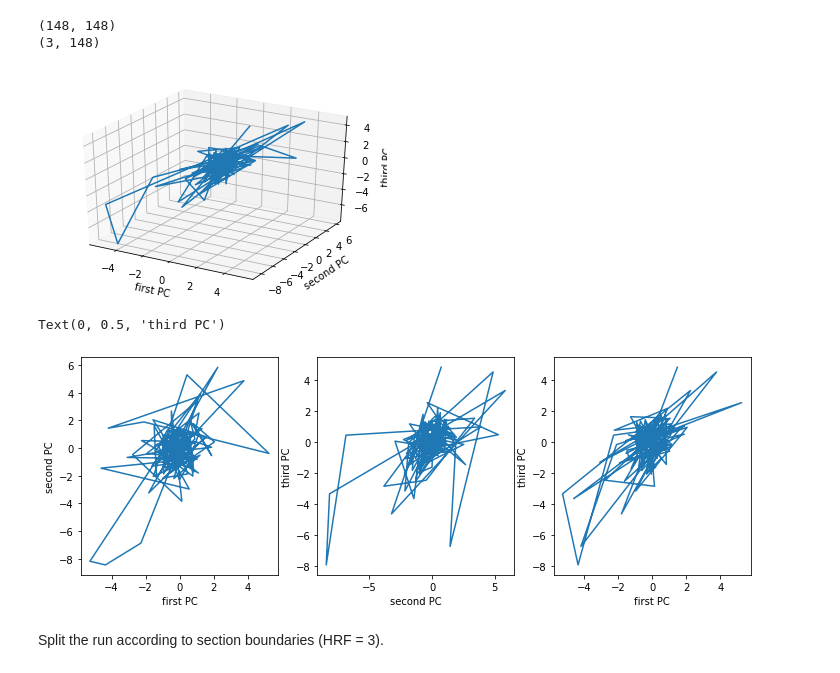
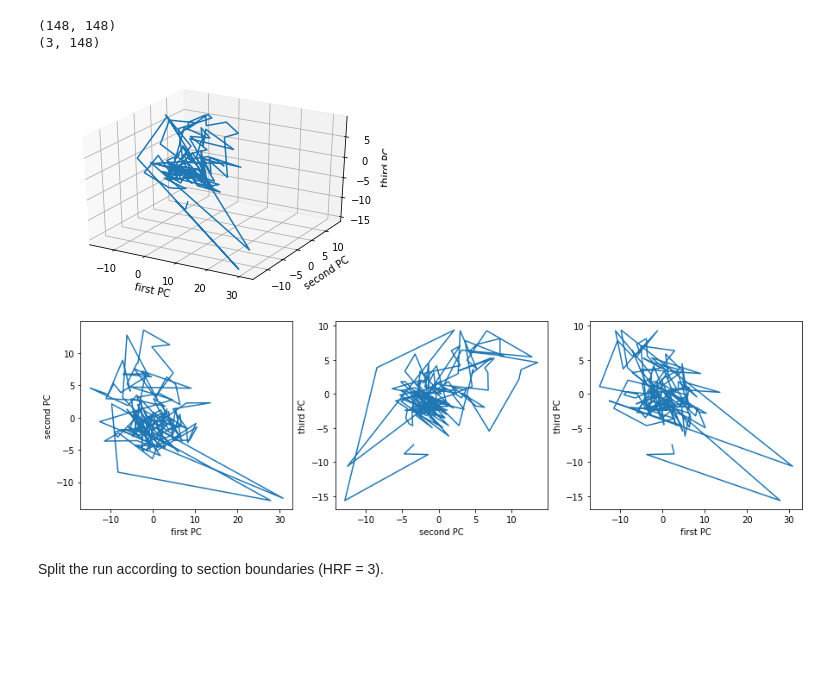
Before and after one commit to riesacassano/fMRI_piano, a Jupyter notebook: ryc_100121_PCA.ipynb, the cells around one changed output. Drawn from its saved outputs; the diff is of its cells as text; code cells hidden in the pictures; blank space fills up the shorter version.

```diff
--- a/ryc_100121_PCA.ipynb
+++ b/ryc_100121_PCA.ipynb
@@ -166,7 +166,7 @@ for c in range(1):#n_conds):
     # transform each subject's data individually and save
     for s in range(1):#n_sub):
       this_sub_PCs = this_pca.transform(this_data[s,:,:].T)
-      data_PCs[s,:,:,c,r] = this_sub_PCs
+      data_PCs[s,:,:,c,r] = this_sub_PCs.T
 # %% [markdown]
 As a test, with only the first rep of I in the first subject transformed - how does the run traverse the 3D space defined by the first three PCs?
 # %%
@@ -185,24 +185,23 @@ ax.set_zlabel('third PC')
 
 ax.plot(test_TRxPC[0,:],test_TRxPC[1,:],test_TRxPC[2,:]);
 # %% [output]
-[figure, old version]
+[figure, new version]
 # %%
 # plot each projection
-fig,ax = plt.subplots(1,3,figsize=(12,4))
+fig,ax = plt.subplots(1,3,figsize=(15,4))
 ax[0].plot(test_TRxPC[0,:],test_TRxPC[1,:])
 ax[0].set_xlabel('first PC')
 ax[0].set_ylabel('second PC')
 
 ax[1].plot(test_TRxPC[1,:],test_TRxPC[2,:])
 ax[1].set_xlabel('second PC')
 ax[1].set_ylabel('third PC')
 
 ax[2].plot(test_TRxPC[0,:],test_TRxPC[2,:])
 ax[2].set_xlabel('first PC')
-ax[2].set_ylabel('third PC')
+ax[2].set_ylabel('third PC');
 # %% [output]
-Text(0, 0.5, 'third PC')
-[figure, old version]
+[figure, new version]
 # %% [markdown]
 Split the run according to section boundaries (HRF = 3).
 # %%
```
Also changed, not shown: parts of 3 cells of this notebook.
